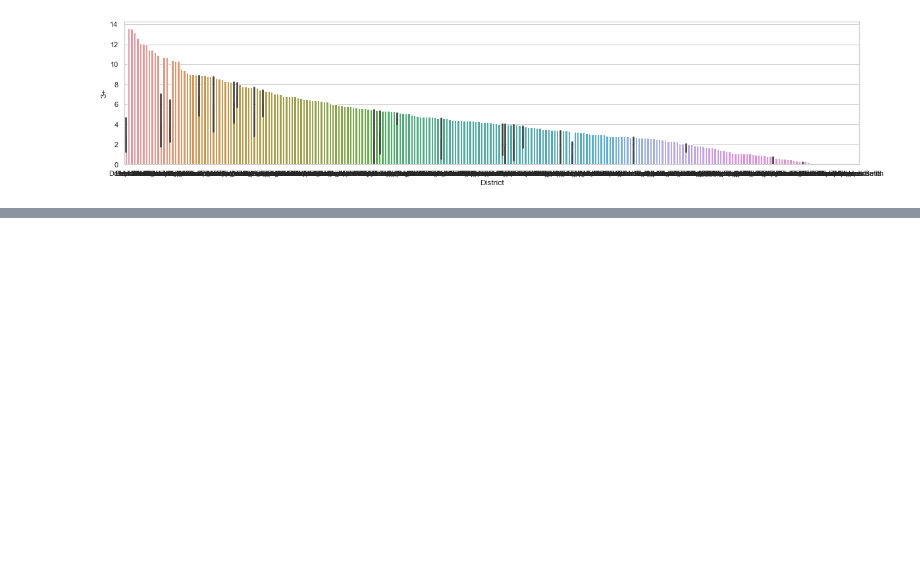
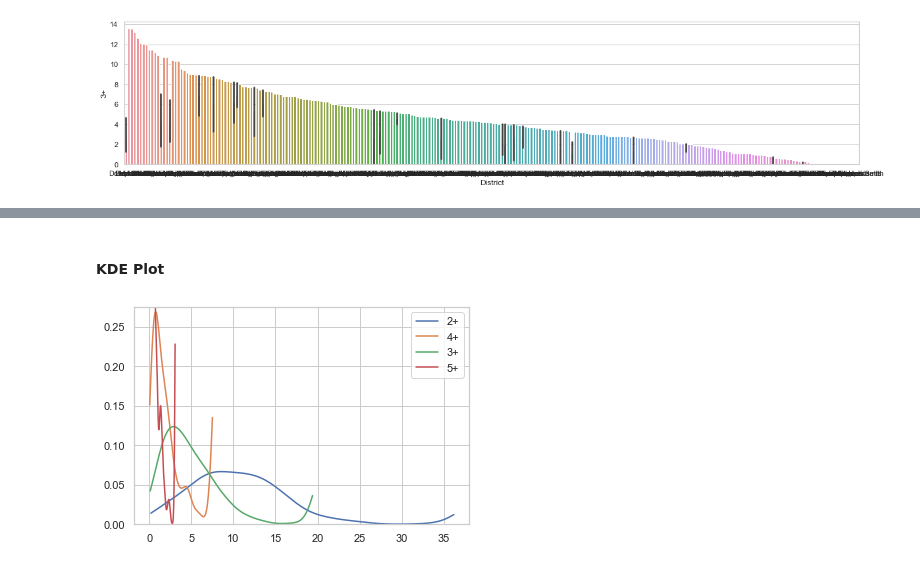
Before and after one commit to elanrosen/MA-State-AP-Data-Analysis, a Jupyter notebook: ParticipationAnalysis/2007-18analysis.ipynb, the cells around one changed output, grey strips where cells are left out. Cells and saved outputs as stored; diff of their text form; code cells hidden in the pictures; blank space fills up the shorter version.

```diff
--- a/ParticipationAnalysis/2007-18analysis.ipynb
+++ b/ParticipationAnalysis/2007-18analysis.ipynb
@@ -139,6 +152,12 @@ plt.show()
+# %% [markdown]
+#### KDE Plot
 # %%
-cut_number = .1
+cut_number = -.1
+sns.kdeplot(charted['2+'], cut=cut_number)
 sns.kdeplot(charted['4+'], cut=cut_number)
 sns.kdeplot(charted['3+'], cut=cut_number)
 sns.kdeplot(charted['5+'], cut=cut_number)
+plt.ylim(0, .275)
 plt.show()
+# %% [output]
+[figure, added]
```
Also changed, not shown: parts of 10 cells of this notebook.
